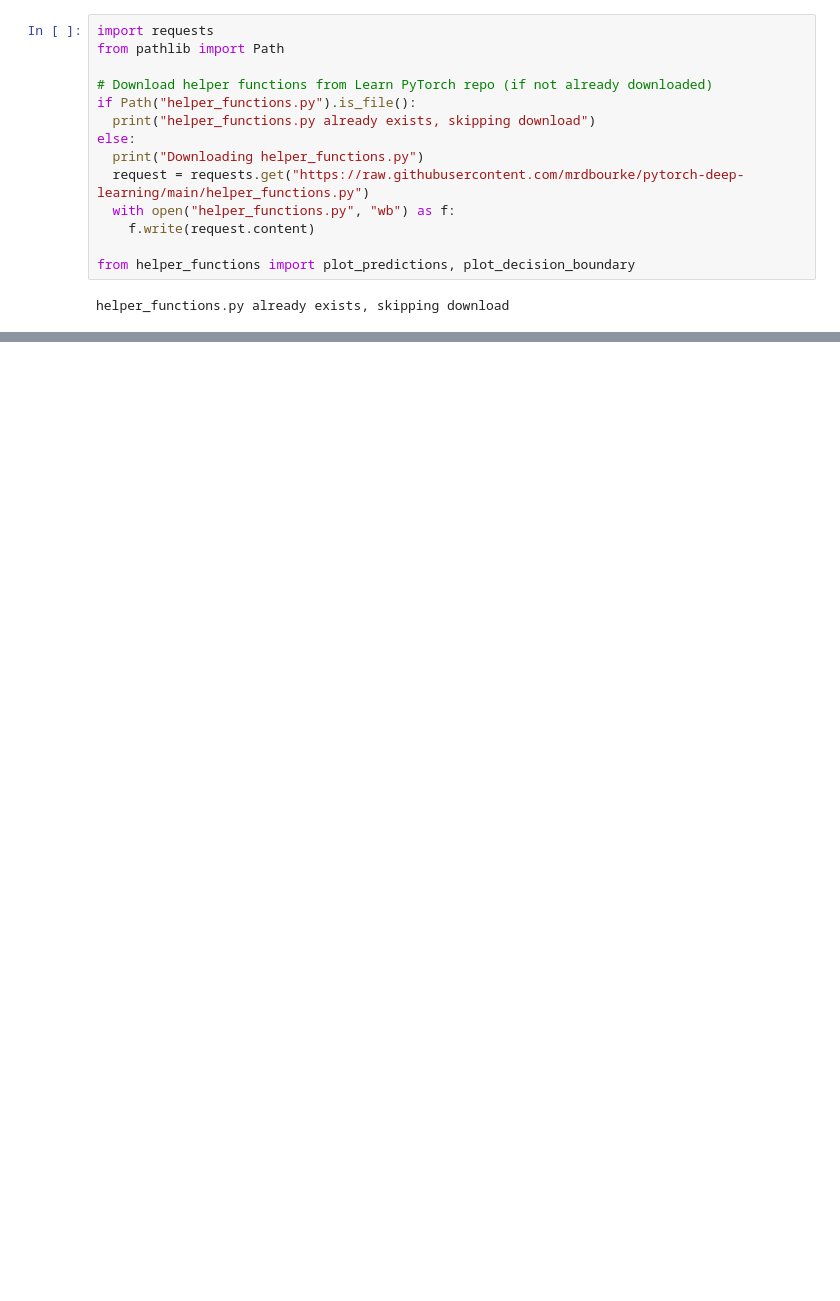
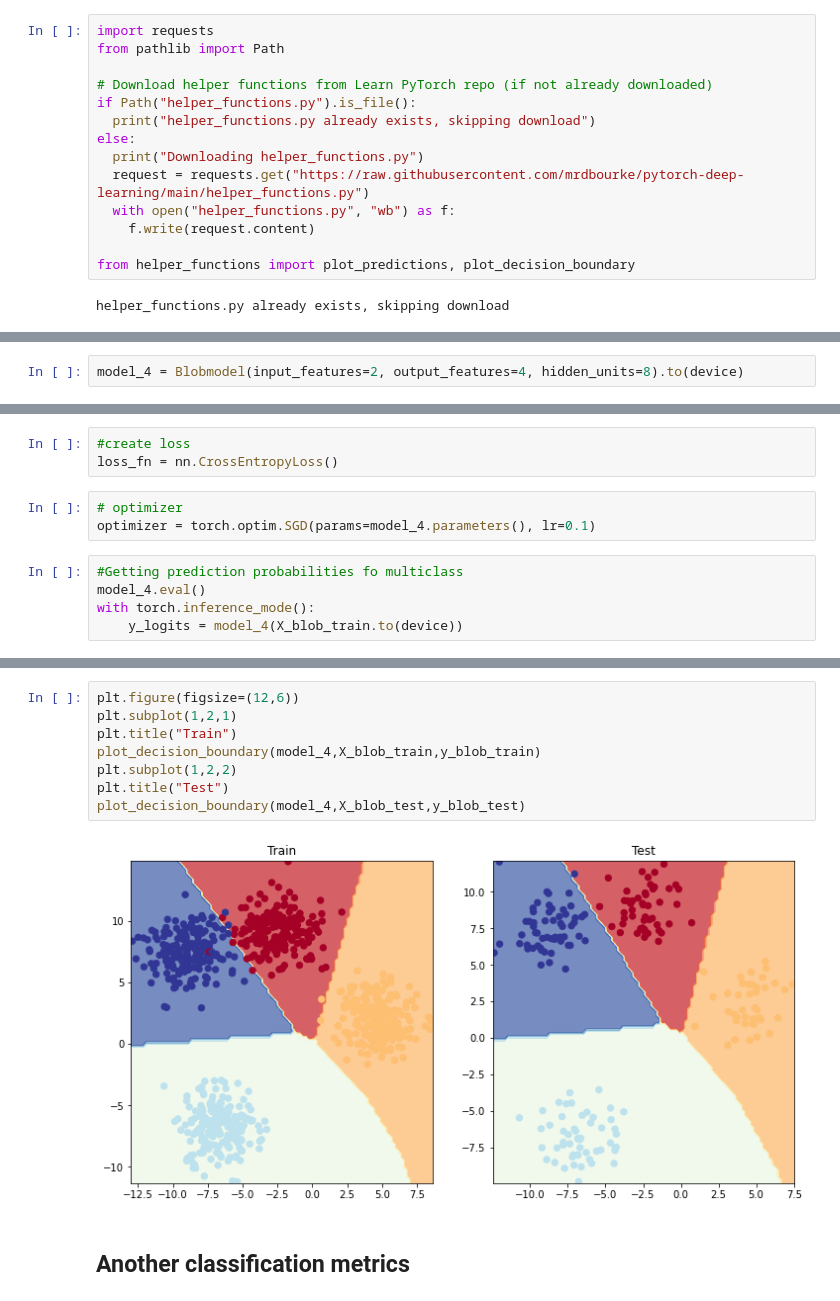
Before and after one commit to superhorip/pytorch-deep-learning, a Jupyter notebook: MY_2_Classification_network.ipynb, the cells around one changed output, grey strips where cells are left out. Cells and saved outputs as stored; diff of their text form; blank space fills up the shorter version.

```diff
--- a/MY_2_Classification_network.ipynb
+++ b/MY_2_Classification_network.ipynb
@@ -663,0 +664,2 @@ class Blobmodel(nn.Module):
+# %%
+model_4 = Blobmodel(input_features=2, output_features=4, hidden_units=8).to(device)
@@ -663,0 +678,11 @@ class Blobmodel(nn.Module):
+# %%
+#create loss
+loss_fn = nn.CrossEntropyLoss()
+# %%
+# optimizer
+optimizer = torch.optim.SGD(params=model_4.parameters(), lr=0.1)
+# %%
+#Getting prediction probabilities fo multiclass
+model_4.eval()
+with torch.inference_mode():
+    y_logits = model_4(X_blob_train.to(device))
@@ -663,0 +796,12 @@ class Blobmodel(nn.Module):
+# %%
+plt.figure(figsize=(12,6))
+plt.subplot(1,2,1)
+plt.title("Train")
+plot_decision_boundary(model_4,X_blob_train,y_blob_train)
+plt.subplot(1,2,2)
+plt.title("Test")
+plot_decision_boundary(model_4,X_blob_test,y_blob_test)
+# %% [output]
+[figure, added]
+# %% [markdown]
+## Another classification metrics
```
Also changed, not shown: parts of 71 cells of this notebook.
